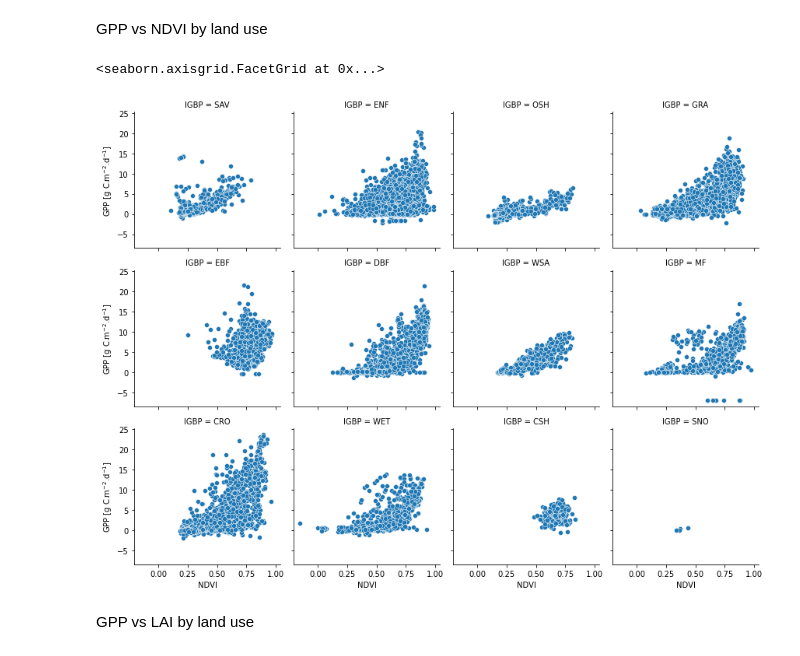
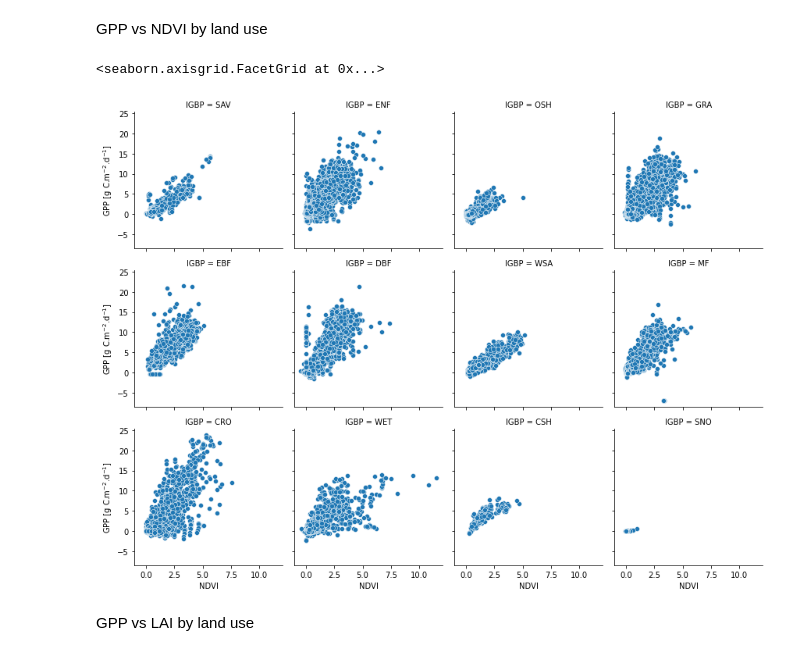
Before and after one commit to buzacott/frontiers_ecohydrology, a Jupyter notebook: frontiers_ecohydrology.ipynb, the cells around one changed output. Drawn from its saved outputs; the diff is of its cells as text; code cells hidden in the pictures.

```diff
--- a/frontiers_ecohydrology.ipynb
+++ b/frontiers_ecohydrology.ipynb
@@ -274,11 +272,11 @@ plt.show()
 GPP vs NDVI by land use
 # %%
 p = sns.FacetGrid(df, col='IGBP', col_wrap=4)
-p.map(sns.scatterplot, 'NDVI', 'GPP_NT_VUT_REF')
+p = p.map(sns.scatterplot, 'ET_F_MDS', 'GPP_NT_VUT_REF')
 p.set_axis_labels('NDVI', 'GPP [g C.m$^{-2}$.d$^{-1}$]')
 # %% [output]
 <seaborn.axisgrid.FacetGrid at 0x...>
-[figure, old version]
+[figure, new version]
 # %% [markdown]
 GPP vs LAI by land use
 # %%
```
Also changed, not shown: parts of 8 cells of this notebook.
